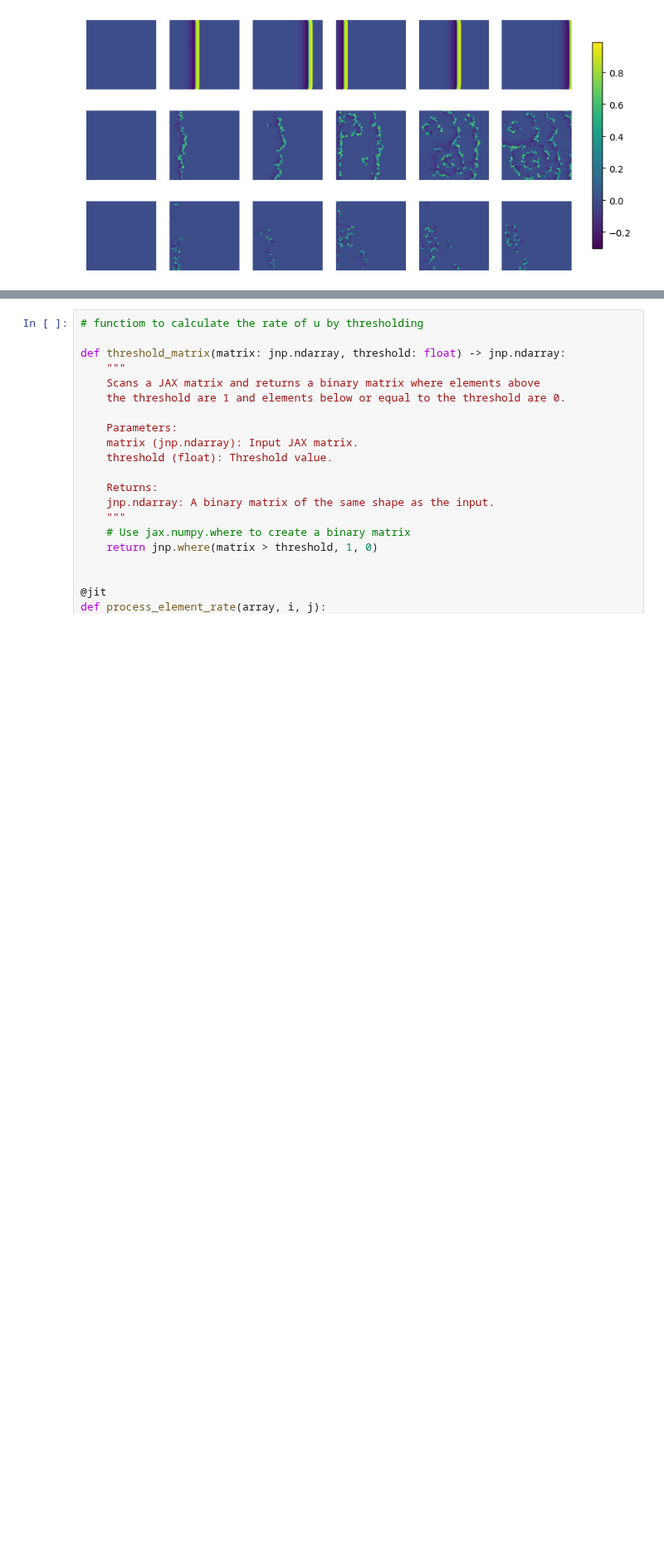
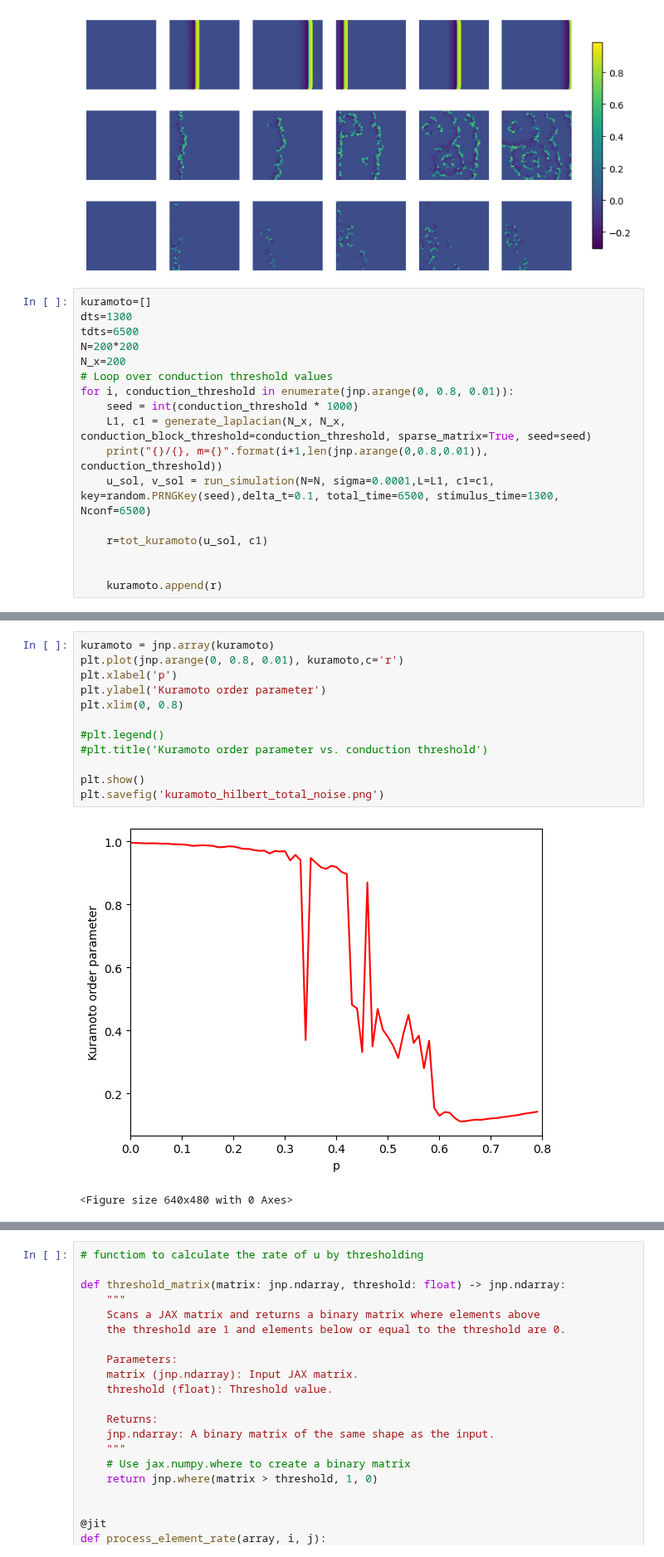
Before and after one commit to Priesemann-Group/perspective_heart_and_brain, a Jupyter notebook: notebooks/heart_periodic_stimulus.ipynb, the cells around one changed output, grey strips where cells are left out. Shown at 83% size. Drawn from its saved outputs; the diff is of its cells as text; blank space fills up the shorter version.

Commit message:
Hilbert transform and pattern entropy

```diff
--- a/notebooks/heart_periodic_stimulus.ipynb
+++ b/notebooks/heart_periodic_stimulus.ipynb
@@ -1069,3 +1002,20 @@ fig.colorbar(im1, ax=axs, fraction=0.02, pad=0.04)
 plt.show()
 # %% [output]
 [figure]
+# %%
+kuramoto=[]
+dts=1300
+tdts=6500
+N=200*200
+N_x=200
+# Loop over conduction threshold values
+for i, conduction_threshold in enumerate(jnp.arange(0, 0.8, 0.01)):
+    seed = int(conduction_threshold * 1000)
+    L1, c1 = generate_laplacian(N_x, N_x, conduction_block_threshold=conduction_threshold, sparse_matrix=True, seed=seed)
+    print("{}/{}, m={}".format(i+1,len(jnp.arange(0,0.8,0.01)), conduction_threshold))
+    u_sol, v_sol = run_simulation(N=N, sigma=0.0001,L=L1, c1=c1, key=random.PRNGKey(seed),delta_t=0.1, total_time=6500, stimulus_time=1300, Nconf=6500)
+
+    r=tot_kuramoto(u_sol, c1)
+
+
+    kuramoto.append(r)
@@ -1071,0 +1040,15 @@ plt.show()
+# %%
+kuramoto = jnp.array(kuramoto)
+plt.plot(jnp.arange(0, 0.8, 0.01), kuramoto,c='r')
+plt.xlabel('p')
+plt.ylabel('Kuramoto order parameter')
+plt.xlim(0, 0.8)
+
+#plt.legend()
+#plt.title('Kuramoto order parameter vs. conduction threshold')
+
+plt.show()
+plt.savefig('kuramoto_hilbert_total_noise.png')
+# %% [output]
+[figure, added]
+<Figure size 640x480 with 0 Axes>
```
Also changed, not shown: parts of 17 cells of this notebook, 3 other files.
